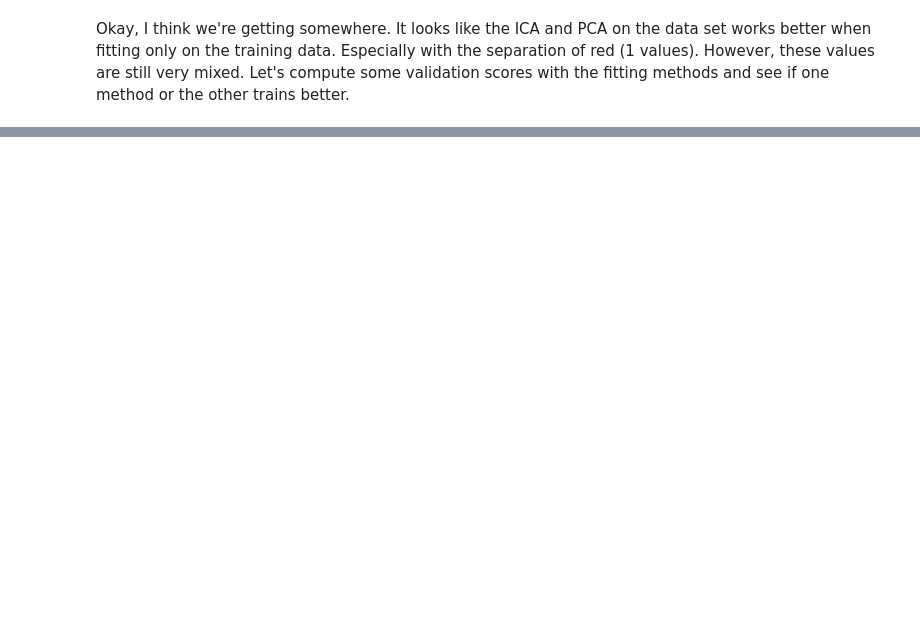
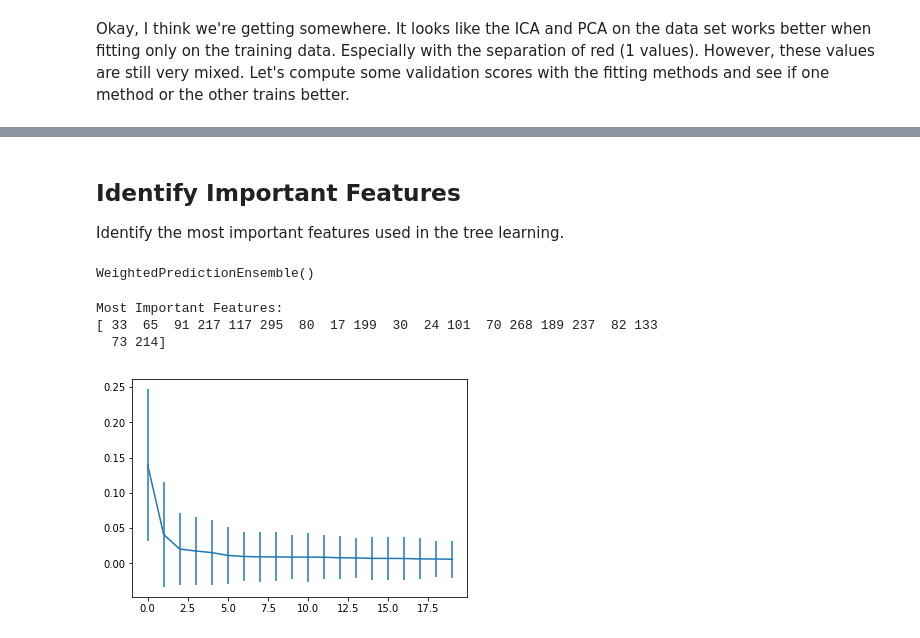
Before and after one commit to TensorDuck/k01-overfitting, a Jupyter notebook: playing_with_features_JC.ipynb, the cells around one changed output, grey strips where cells are left out. Drawn from its saved outputs; the diff is of its cells as text; code cells hidden in the pictures; blank space fills up the shorter version.

```diff
--- a/playing_with_features_JC.ipynb
+++ b/playing_with_features_JC.ipynb
@@ -156,0 +154,42 @@ Classified as zero: 13026, 0.659544
+# %% [markdown]
+Identify Important Features
+----------------------------------------
+
+Identify the most important features used in the tree learning.
+# %%
+regular_forest = WeightedPredictionEnsemble(base_estimator=sktree.DecisionTreeClassifier(max_features=300,
+                                            class_weight={0:1,1:0.56}),
+                                       n_estimators=1000,
+                                       max_samples=150,
+                                       weight_one=0.56)
+
+regular_forest.fit(x,y)
+# %% [output]
+WeightedPredictionEnsemble()
+# %%
+feature_importance = np.zeros((1000,300))
+
+for idx,est in enumerate(regular_forest.estimators_):
+    feature_importance[idx,:] = est.feature_importances_
+
+avg_importance = feature_importance.mean(axis=0)
+sd_importance = feature_importance.std(axis=0)
+
+sort_indices = np.argsort(avg_importance*-1)
+# %%
+n_importance = 20
+sorted_avg = []
+sorted_sd = []
+for i in range(n_importance):
+    sorted_avg.append(avg_importance[sort_indices[i]])
+    sorted_sd.append(sd_importance[sort_indices[i]])
+plt.figure()
+plt.errorbar(np.arange(n_importance), sorted_avg, yerr=sorted_sd)
+
+print("Most Important Features:")
+print(sort_indices[:20])
+# %% [output]
+Most Important Features:
+[ 33  65  91 217 117 295  80  17 199  30  24 101  70 268 189 237  82 133
+  73 214]
+[figure, added]
```
Also changed, not shown: parts of 9 cells of this notebook.
